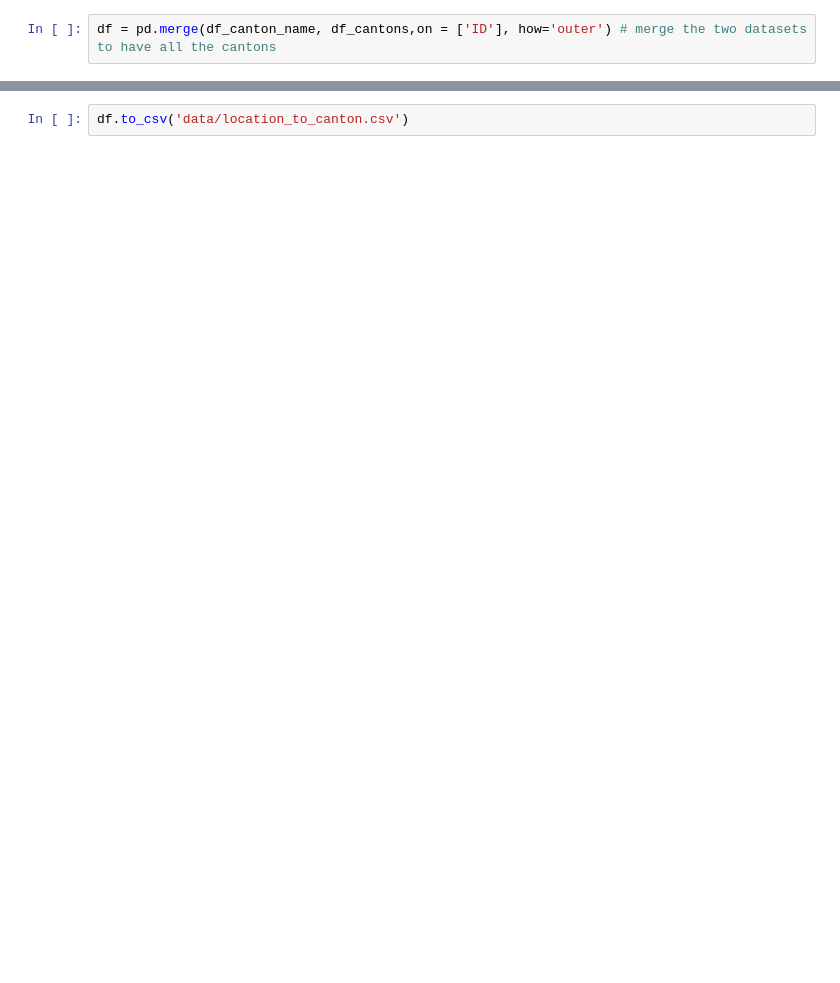
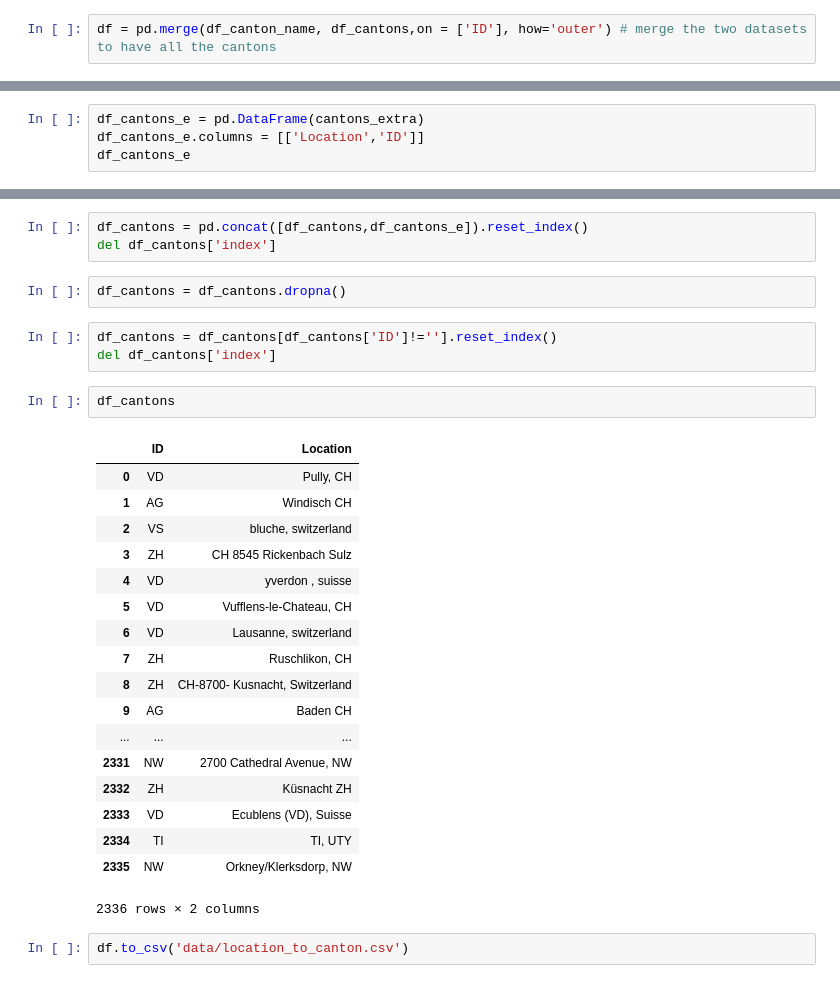
Before and after one commit to ahmadajal/ada-ana-project, a Jupyter notebook: Pre-Visualization-part1.ipynb, the cells around one changed output, grey strips where cells are left out. Saved outputs shown, nothing was run; the diff lists cells and outputs as text; blank space fills up the shorter version.

```diff
--- a/Pre-Visualization-part1.ipynb
+++ b/Pre-Visualization-part1.ipynb
@@ -310,0 +558,4 @@ df
+# %%
+df_cantons_e = pd.DataFrame(cantons_extra)
+df_cantons_e.columns = [['Location','ID']]
+df_cantons_e
@@ -311,2 +581,31 @@ df
+# %%
+df_cantons = pd.concat([df_cantons,df_cantons_e]).reset_index()
+del df_cantons['index']
+# %%
+df_cantons = df_cantons.dropna()
+# %%
+df_cantons = df_cantons[df_cantons['ID']!=''].reset_index()
+del df_cantons['index']
+# %%
+df_cantons
+# %% [output]
+|  | ID | Location |
+| 0 | VD | Pully, CH |
+| 1 | AG | Windisch CH |
+| 2 | VS | bluche, switzerland |
+| 3 | ZH | CH 8545 Rickenbach Sulz |
+| 4 | VD | yverdon , suisse |
+| 5 | VD | Vufflens-le-Chateau, CH |
+| 6 | VD | Lausanne, switzerland |
+| 7 | ZH | Ruschlikon, CH |
+| 8 | ZH | CH-8700- Kusnacht, Switzerland |
+| 9 | AG | Baden CH |
+| ... | ... | ... |
+| 2331 | NW | 2700 Cathedral Avenue, NW |
+| 2332 | ZH | Küsnacht ZH |
+| 2333 | VD | Ecublens (VD), Suisse |
+| 2334 | TI | TI, UTY |
+| 2335 | NW | Orkney/Klerksdorp, NW |
+2336 rows × 2 columns
 # %%
 df.to_csv('data/location_to_canton.csv')
```
Also changed, not shown: parts of 46 cells of this notebook, 35 other files.
